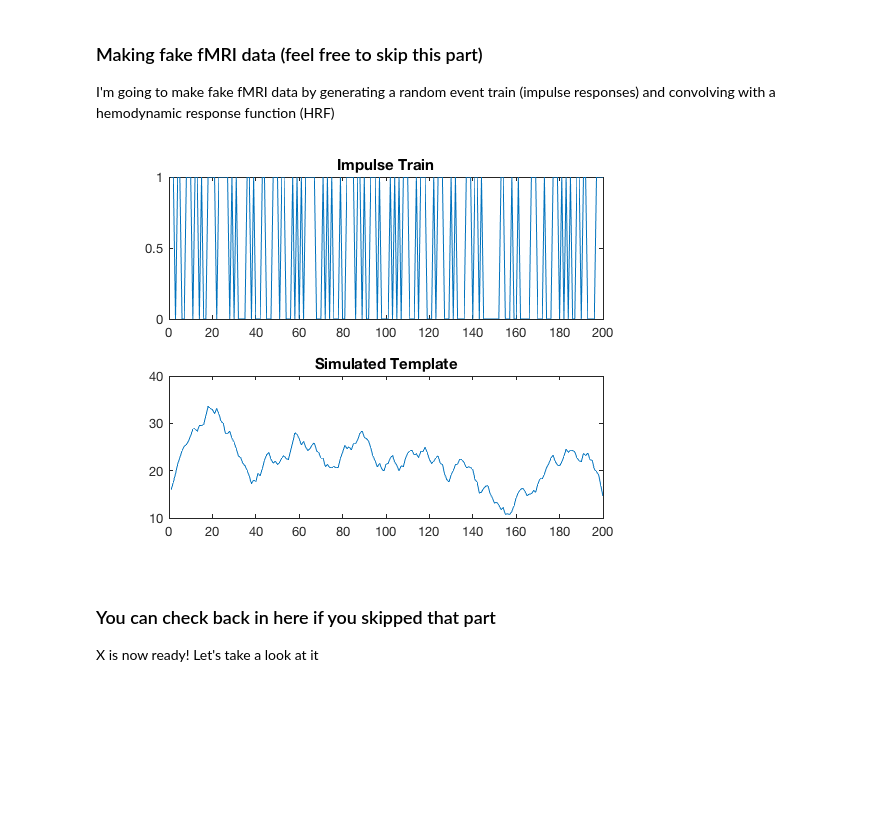
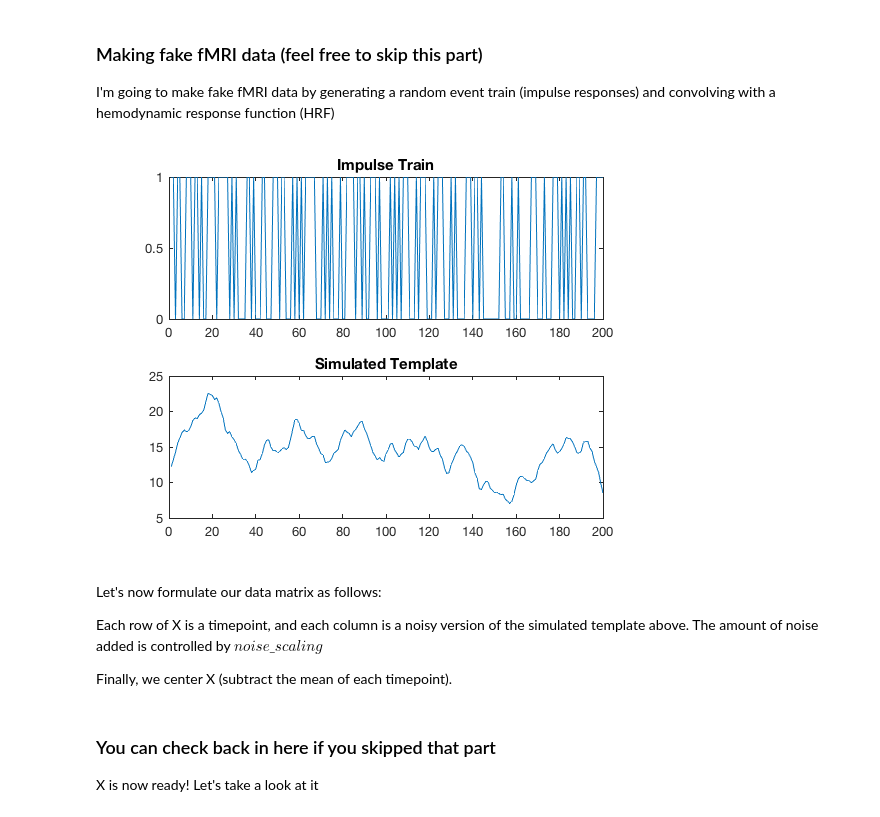
Before and after one commit to eshedmargalit/cn_preschool, a Jupyter notebook: cbb_fascicles/m3_PCA/notebooks/PCA_SVD.ipynb, the cells around one changed output. Saved outputs shown, nothing was run; the diff lists cells and outputs as text; code cells hidden in the pictures; blank space fills up the shorter version.

```diff
--- a/cbb_fascicles/m3_PCA/notebooks/PCA_SVD.ipynb
+++ b/cbb_fascicles/m3_PCA/notebooks/PCA_SVD.ipynb
@@ -23,22 +23,29 @@ I'm going to make fake fMRI data by generating a random event train (impulse res
 # %%
 m = 200; % number of timepoints
 n = 30; % number of voxels
 
 
 hrf_x = 0:20;
-HRF = hrf_x .* exp(-hrf_x/8) - 2 * hrf_x .* exp(-hrf_x/.2);
+HRF = hrf_x .* exp(-hrf_x/6) - 2 * hrf_x .* exp(-hrf_x/.4);
 
 impulse_train = randi([0,1],m,1);
 
 template = conv(impulse_train, HRF,'same');
 
 figure();
 subplot(2,1,1);
 plot(1:m,impulse_train);
 title('Impulse Train');
 subplot(2,1,2);
 plot(1:m,template);
 title('Simulated Template');
 # %% [output]
-[figure, old version]
+[figure, new version]
+# %% [markdown]
+Let's now formulate our data matrix as follows:
+
+Each row of X is a timepoint, and each column is a noisy version of the simulated template above.
+The amount of noise added is controlled by $noise\_scaling$
+
+Finally, we center X (subtract the mean of each timepoint).
 # %%
```
Also changed, not shown: parts of 8 cells of this notebook.
